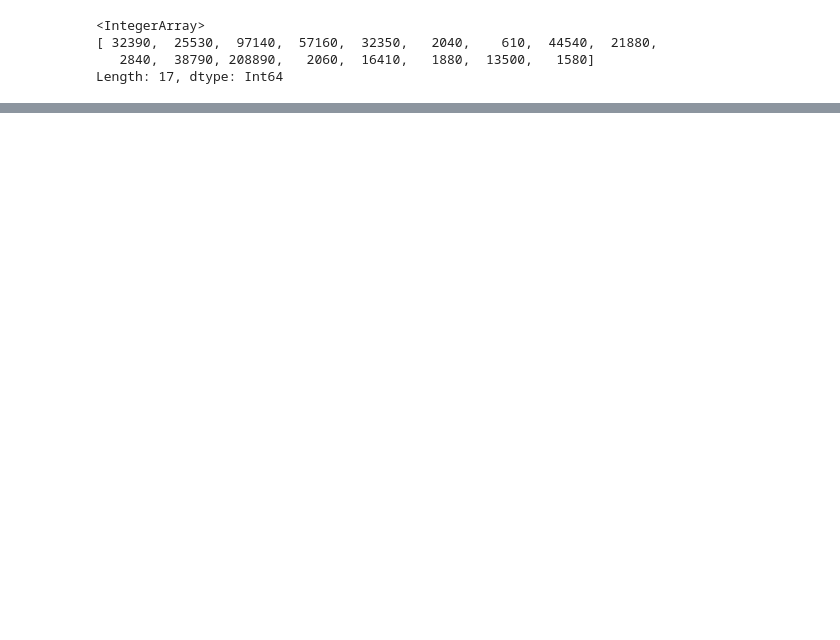
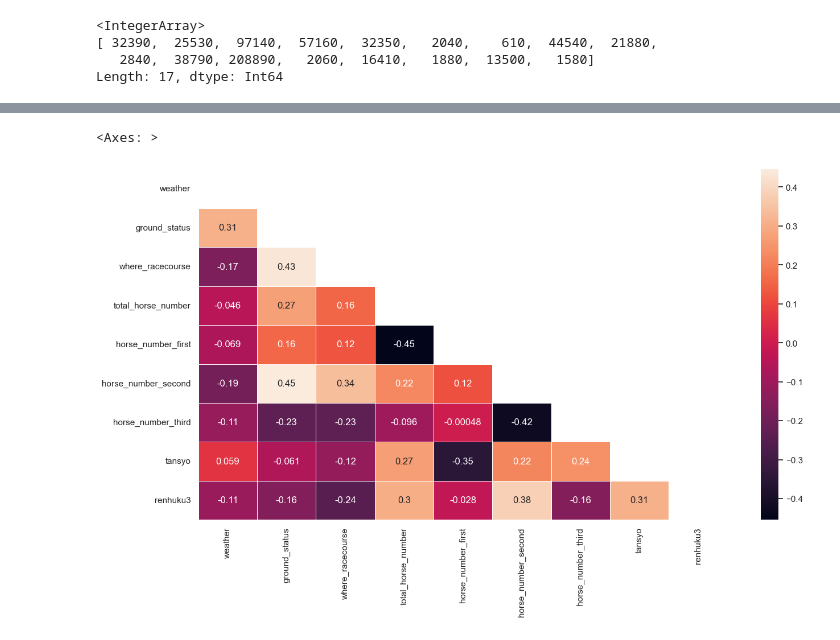
Before and after one commit to kawamottyan/to-be-a-rich, a Jupyter notebook: dataset/model/tennosyoharu/EDA.ipynb, the cells around one changed output, grey strips where cells are left out. Cells and saved outputs as stored; diff of their text form; code cells hidden in the pictures; blank space fills up the shorter version.

```diff
--- a/dataset/model/tennosyoharu/EDA.ipynb
+++ b/dataset/model/tennosyoharu/EDA.ipynb
@@ -2093,0 +2125,12 @@ sns.heatmap(data = corr, mask = mask, linewidth = 0.5, annot = True)
+# %%
+race_df_tmp = race_df[['race_id',
+                        'weather',
+                      'ground_status',
+                      'where_racecourse',
+                      'total_horse_number',
+                      'horse_number_first',
+                      'horse_number_second',
+                      'horse_number_third',
+                      'tansyo',
+                      'renhuku3'
+                     ]]
@@ -2093,0 +2148,10 @@ sns.heatmap(data = corr, mask = mask, linewidth = 0.5, annot = True)
+# %%
+sns.set(rc={'figure.figsize':(15,8)})
+sns.set(style="white")
+corr = race_df_tmp.drop('race_id',axis=1).corr()
+mask = np.zeros_like(corr, dtype=bool)
+mask[np.triu_indices_from(mask)] = True
+sns.heatmap(data = corr, mask = mask, linewidth = 0.5, annot = True)
+# %% [output]
+<Axes: >
+[figure, added]
```
Also changed, not shown: parts of 63 cells of this notebook, 11 other files.
